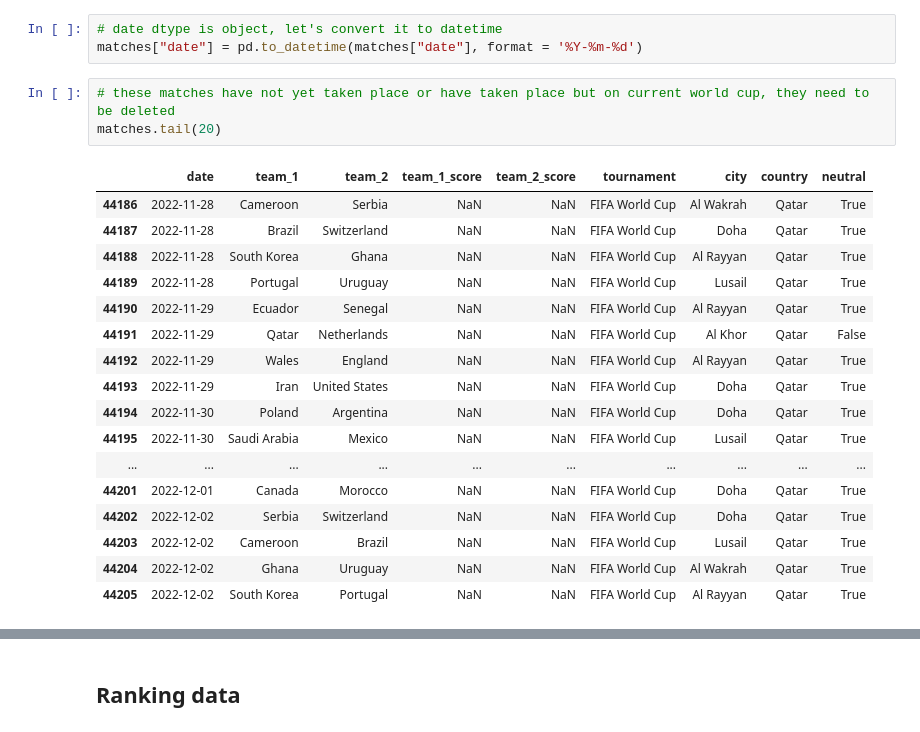
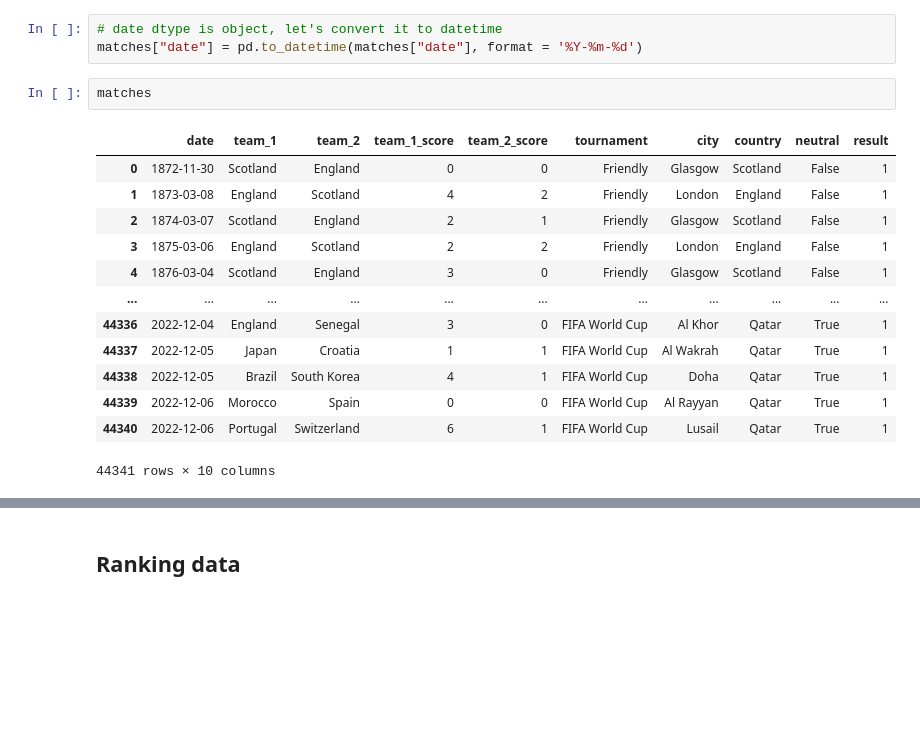
Before and after one commit to Chemafiz/My-Portfolio, a Jupyter notebook: world_cup_2022.ipynb, the cells around one changed output, grey strips where cells are left out. Cells and saved outputs as stored; diff of their text form; blank space fills up the shorter version.

```diff
--- a/world_cup_2022.ipynb
+++ b/world_cup_2022.ipynb
@@ -64,23 +65,18 @@ memory usage: 2.7+ MB
 # date dtype is object, let's convert it to datetime
 matches["date"] = pd.to_datetime(matches["date"], format = '%Y-%m-%d')
 # %%
-# these matches have not yet taken place or have taken place but on current world cup, they need to be deleted
-matches.tail(20)
+matches
 # %% [output]
-|  | date | team_1 | team_2 | team_1_score | team_2_score | tournament | city | country | neutral |
-| 44186 | 2022-11-28 | Cameroon | Serbia | NaN | NaN | FIFA World Cup | Al Wakrah | Qatar | True |
-| 44187 | 2022-11-28 | Brazil | Switzerland | NaN | NaN | FIFA World Cup | Doha | Qatar | True |
-| 44188 | 2022-11-28 | South Korea | Ghana | NaN | NaN | FIFA World Cup | Al Rayyan | Qatar | True |
-| 44189 | 2022-11-28 | Portugal | Uruguay | NaN | NaN | FIFA World Cup | Lusail | Qatar | True |
-| 44190 | 2022-11-29 | Ecuador | Senegal | NaN | NaN | FIFA World Cup | Al Rayyan | Qatar | True |
-| 44191 | 2022-11-29 | Qatar | Netherlands | NaN | NaN | FIFA World Cup | Al Khor | Qatar | False |
-| 44192 | 2022-11-29 | Wales | England | NaN | NaN | FIFA World Cup | Al Rayyan | Qatar | True |
-| 44193 | 2022-11-29 | Iran | United States | NaN | NaN | FIFA World Cup | Doha | Qatar | True |
-| 44194 | 2022-11-30 | Poland | Argentina | NaN | NaN | FIFA World Cup | Doha | Qatar | True |
-| 44195 | 2022-11-30 | Saudi Arabia | Mexico | NaN | NaN | FIFA World Cup | Lusail | Qatar | True |
-| ... | ... | ... | ... | ... | ... | ... | ... | ... | ... |
-| 44201 | 2022-12-01 | Canada | Morocco | NaN | NaN | FIFA World Cup | Doha | Qatar | True |
-| 44202 | 2022-12-02 | Serbia | Switzerland | NaN | NaN | FIFA World Cup | Doha | Qatar | True |
-| 44203 | 2022-12-02 | Cameroon | Brazil | NaN | NaN | FIFA World Cup | Lusail | Qatar | True |
-| 44204 | 2022-12-02 | Ghana | Uruguay | NaN | NaN | FIFA World Cup | Al Wakrah | Qatar | True |
-| 44205 | 2022-12-02 | South Korea | Portugal | NaN | NaN | FIFA World Cup | Al Rayyan | Qatar | True |
+|  | date | team_1 | team_2 | team_1_score | team_2_score | tournament | city | country | neutral | result |
+| 0 | 1872-11-30 | Scotland | England | 0 | 0 | Friendly | Glasgow | Scotland | False | 1 |
+| 1 | 1873-03-08 | England | Scotland | 4 | 2 | Friendly | London | England | False | 1 |
+| 2 | 1874-03-07 | Scotland | England | 2 | 1 | Friendly | Glasgow | Scotland | False | 1 |
+| 3 | 1875-03-06 | England | Scotland | 2 | 2 | Friendly | London | England | False | 1 |
+| 4 | 1876-03-04 | Scotland | England | 3 | 0 | Friendly | Glasgow | Scotland | False | 1 |
+| ... | ... | ... | ... | ... | ... | ... | ... | ... | ... | ... |
+| 44336 | 2022-12-04 | England | Senegal | 3 | 0 | FIFA World Cup | Al Khor | Qatar | True | 1 |
+| 44337 | 2022-12-05 | Japan | Croatia | 1 | 1 | FIFA World Cup | Al Wakrah | Qatar | True | 1 |
+| 44338 | 2022-12-05 | Brazil | South Korea | 4 | 1 | FIFA World Cup | Doha | Qatar | True | 1 |
+| 44339 | 2022-12-06 | Morocco | Spain | 0 | 0 | FIFA World Cup | Al Rayyan | Qatar | True | 1 |
+| 44340 | 2022-12-06 | Portugal | Switzerland | 6 | 1 | FIFA World Cup | Lusail | Qatar | True | 1 |
+44341 rows × 10 columns
```
Also changed, not shown: parts of 42 cells of this notebook, 5 other files.
